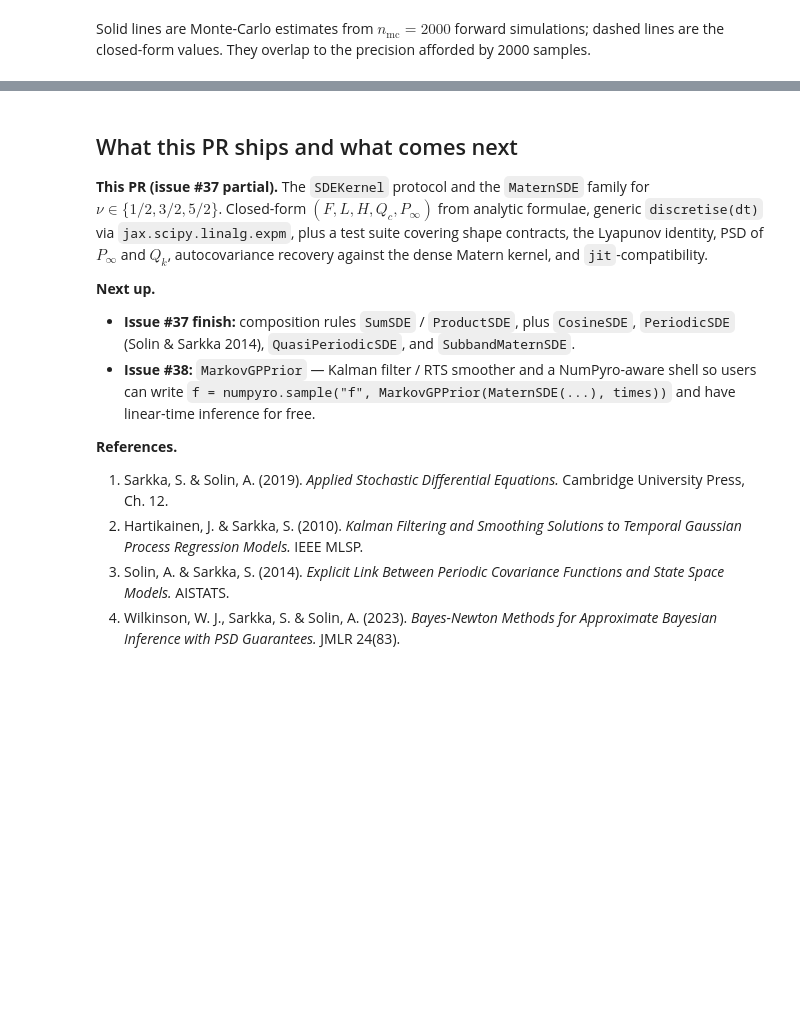
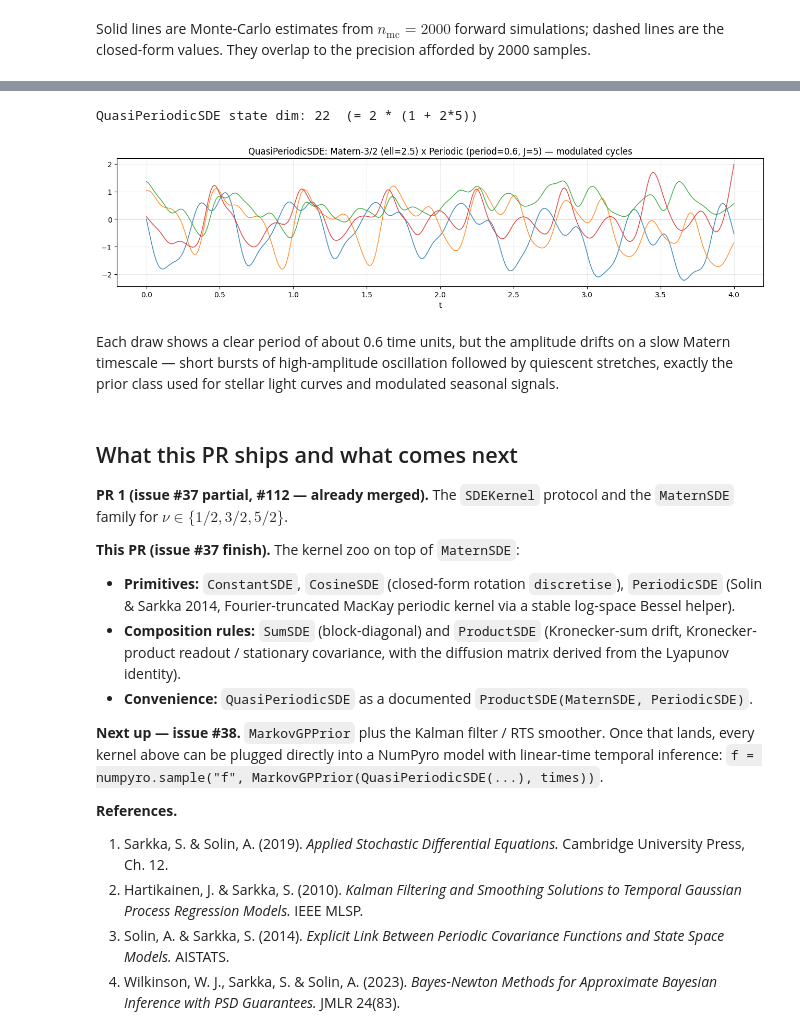
Before and after one commit to jejjohnson/pyrox, a Jupyter notebook: docs/notebooks/markov_gp_sde_kernels.ipynb, the cells around one changed output, grey strips where cells are left out. Saved outputs shown, nothing was run; the diff lists cells and outputs as text; code cells hidden in the pictures; blank space fills up the shorter version.

```diff
--- a/docs/notebooks/markov_gp_sde_kernels.ipynb
+++ b/docs/notebooks/markov_gp_sde_kernels.ipynb
@@ -376,12 +562,40 @@ Solid lines are Monte-Carlo estimates from $n_\text{mc} = 2000$ forward simulati
+# %%
+qp = QuasiPeriodicSDE(
+    MaternSDE(variance=1.0, lengthscale=2.5, order=1),  # slow envelope (long ell)
+    PeriodicSDE(variance=1.0, lengthscale=1.0, period=0.6, n_harmonics=5),
+)
+print(f"QuasiPeriodicSDE state dim: {qp.state_dim}  (= 2 * (1 + 2*5))")
+
+paths = sample_sde_paths(qp, times_demo, n_paths=4, key=jr.PRNGKey(57))
+
+fig, ax = plt.subplots(1, 1, figsize=(13, 3.4))
+for j in range(4):
+    ax.plot(times_demo, paths[:, j], lw=1.1, alpha=0.85)
+ax.set_title(
+    "QuasiPeriodicSDE: Matern-3/2 (ell=2.5) x Periodic (period=0.6, J=5) — modulated cycles"
+)
+ax.set_xlabel("t")
+ax.axhline(0.0, color="k", lw=0.4, alpha=0.4)
+ax.grid(alpha=0.25)
+fig.tight_layout()
+plt.show()
+# %% [output]
+QuasiPeriodicSDE state dim: 22  (= 2 * (1 + 2*5))
+[figure, added]
+# %% [markdown]
+Each draw shows a clear period of about 0.6 time units, but the amplitude drifts on a slow Matern timescale — short bursts of high-amplitude oscillation followed by quiescent stretches, exactly the prior class used for stellar light curves and modulated seasonal signals.
 # %% [markdown]
 ## What this PR ships and what comes next
 
-**This PR (issue #37 partial).** The `SDEKernel` protocol and the `MaternSDE` family for $\nu \in \{1/2, 3/2, 5/2\}$. Closed-form $(F, L, H, Q_c, P_\infty)$ from analytic formulae, generic `discretise(dt)` via `jax.scipy.linalg.expm`, plus a test suite covering shape contracts, the Lyapunov identity, PSD of $P_\infty$ and $Q_k$, autocovariance recovery against the dense Matern kernel, and `jit`-compatibility.
+**PR 1 (issue #37 partial, #112 — already merged).** The `SDEKernel` protocol and the `MaternSDE` family for $\nu \in \{1/2, 3/2, 5/2\}$.
 
-**Next up.**
+**This PR (issue #37 finish).** The kernel zoo on top of `MaternSDE`:
 
-- **Issue #37 finish:** composition rules `SumSDE` / `ProductSDE`, plus `CosineSDE`, `PeriodicSDE` (Solin & Sarkka 2014), `QuasiPeriodicSDE`, and `SubbandMaternSDE`.
-- **Issue #38:** `MarkovGPPrior` — Kalman filter / RTS smoother and a NumPyro-aware shell so users can write `f = numpyro.sample("f", MarkovGPPrior(MaternSDE(...), times))` and have linear-time inference for free.
+- **Primitives:** `ConstantSDE`, `CosineSDE` (closed-form rotation `discretise`), `PeriodicSDE` (Solin & Sarkka 2014, Fourier-truncated MacKay periodic kernel via a stable log-space Bessel helper).
+- **Composition rules:** `SumSDE` (block-diagonal) and `ProductSDE` (Kronecker-sum drift, Kronecker-product readout / stationary covariance, with the diffusion matrix derived from the Lyapunov identity).
+- **Convenience:** `QuasiPeriodicSDE` as a documented `ProductSDE(MaternSDE, PeriodicSDE)`.
+
+**Next up — issue #38.** `MarkovGPPrior` plus the Kalman filter / RTS smoother. Once that lands, every kernel above can be plugged directly into a NumPyro model with linear-time temporal inference: ``f = numpyro.sample("f", MarkovGPPrior(QuasiPeriodicSDE(...), times))``.
 
 **References.**
 
```
Also changed, not shown: parts of 12 cells of this notebook.
